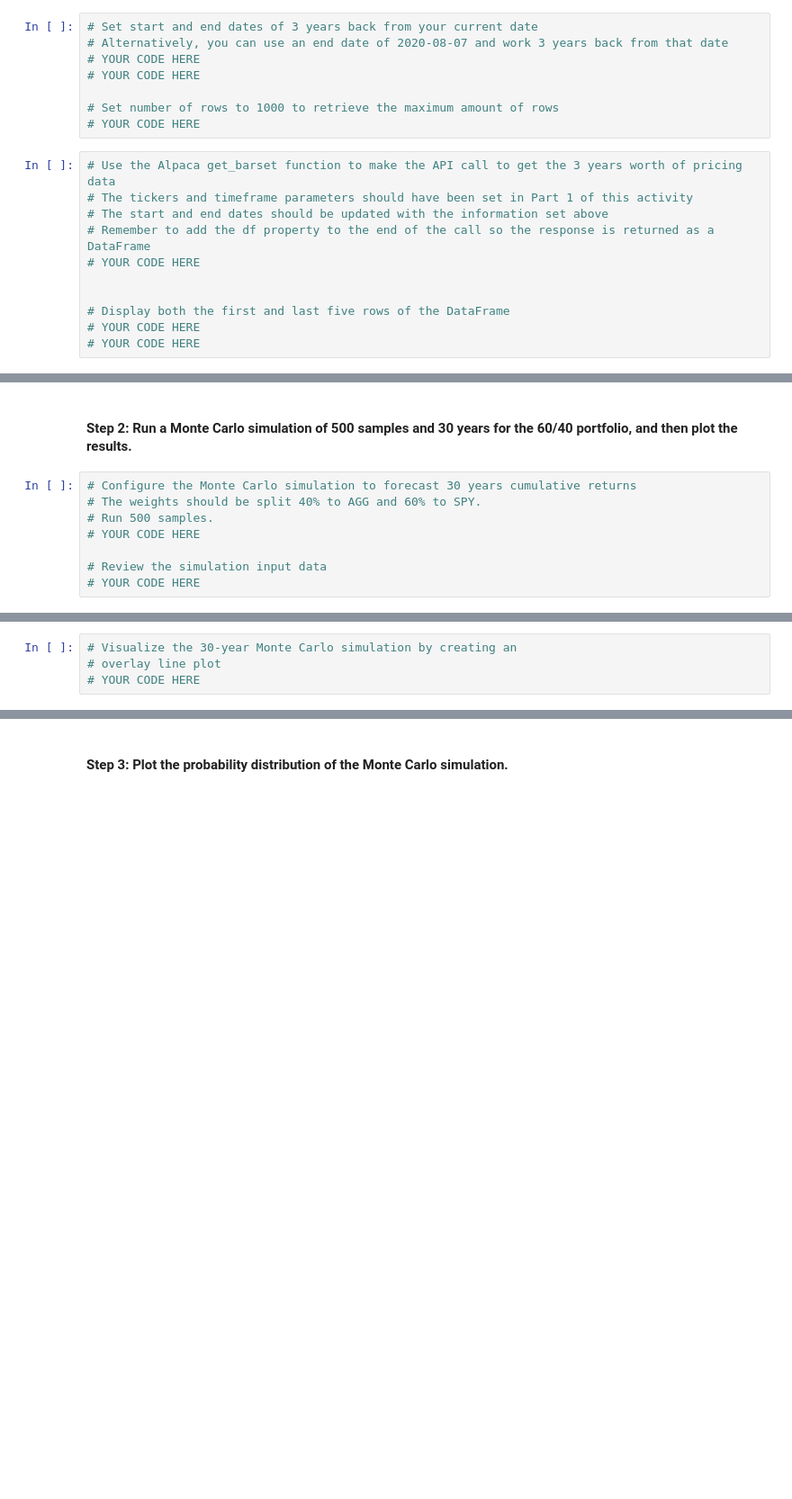
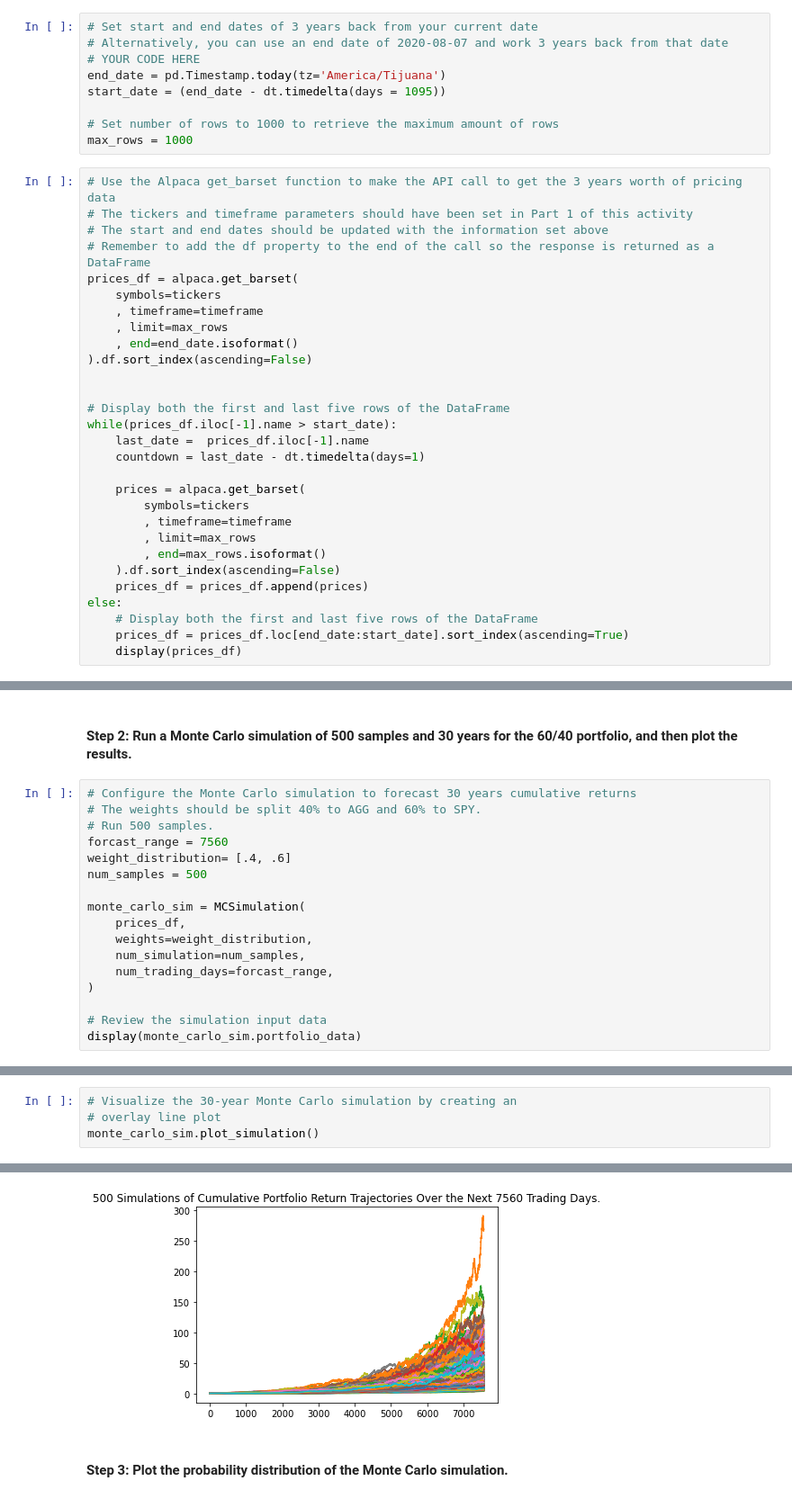
Before and after one commit to dev8125/Finanicial-Planner, a Jupyter notebook: Starter_Code-5/financial_planning_tools.ipynb, the cells around one changed output, grey strips where cells are left out. Shown at 90% size. Cells and saved outputs as stored; diff of their text form; blank space fills up the shorter version.

```diff
--- a/Starter_Code-5/financial_planning_tools.ipynb
+++ b/Starter_Code-5/financial_planning_tools.ipynb
@@ -375,18 +426,37 @@ In this section, you’ll use the MCForecastTools library to create a Monte Carl
 # Set start and end dates of 3 years back from your current date
 # Alternatively, you can use an end date of 2020-08-07 and work 3 years back from that date
 # YOUR CODE HERE
-# YOUR CODE HERE
+end_date = pd.Timestamp.today(tz='America/Tijuana')
+start_date = (end_date - dt.timedelta(days = 1095))
 
 # Set number of rows to 1000 to retrieve the maximum amount of rows
-# YOUR CODE HERE
+max_rows = 1000
 # %%
 # Use the Alpaca get_barset function to make the API call to get the 3 years worth of pricing data
 # The tickers and timeframe parameters should have been set in Part 1 of this activity
 # The start and end dates should be updated with the information set above
 # Remember to add the df property to the end of the call so the response is returned as a DataFrame
-# YOUR CODE HERE
+prices_df = alpaca.get_barset(
+    symbols=tickers
+    , timeframe=timeframe
+    , limit=max_rows
+    , end=end_date.isoformat()
+).df.sort_index(ascending=False)
 
 
 # Display both the first and last five rows of the DataFrame
-# YOUR CODE HERE
-# YOUR CODE HERE
+while(prices_df.iloc[-1].name > start_date):
+    last_date =  prices_df.iloc[-1].name
+    countdown = last_date - dt.timedelta(days=1)
+
+    prices = alpaca.get_barset(
+        symbols=tickers
+        , timeframe=timeframe
+        , limit=max_rows
+        , end=max_rows.isoformat()
+    ).df.sort_index(ascending=False)
+    prices_df = prices_df.append(prices)
+else:
+    # Display both the first and last five rows of the DataFrame
+    prices_df = prices_df.loc[end_date:start_date].sort_index(ascending=True)
+    display(prices_df)
@@ -396,7 +482,16 @@ In this section, you’ll use the MCForecastTools library to create a Monte Carl
 # Configure the Monte Carlo simulation to forecast 30 years cumulative returns
 # The weights should be split 40% to AGG and 60% to SPY.
 # Run 500 samples.
-# YOUR CODE HERE
+forcast_range = 7560
+weight_distribution= [.4, .6]
+num_samples = 500
+
+monte_carlo_sim = MCSimulation(
+    prices_df,
+    weights=weight_distribution,
+    num_simulation=num_samples,
+    num_trading_days=forcast_range,
+)
 
 # Review the simulation input data
-# YOUR CODE HERE
+display(monte_carlo_sim.portfolio_data)
@@ -406,4 +548,5 @@ In this section, you’ll use the MCForecastTools library to create a Monte Carl
 # %%
 # Visualize the 30-year Monte Carlo simulation by creating an
 # overlay line plot
-# YOUR CODE HERE
+monte_carlo_sim.plot_simulation()
+# %% [output]
@@ -410,3 +554,4 @@ In this section, you’ll use the MCForecastTools library to create a Monte Carl
+[figure, added]
 # %% [markdown]
 #### Step 3: Plot the probability distribution of the Monte Carlo simulation.
 # %%
```
Also changed, not shown: parts of 41 cells of this notebook, 1 other file.
